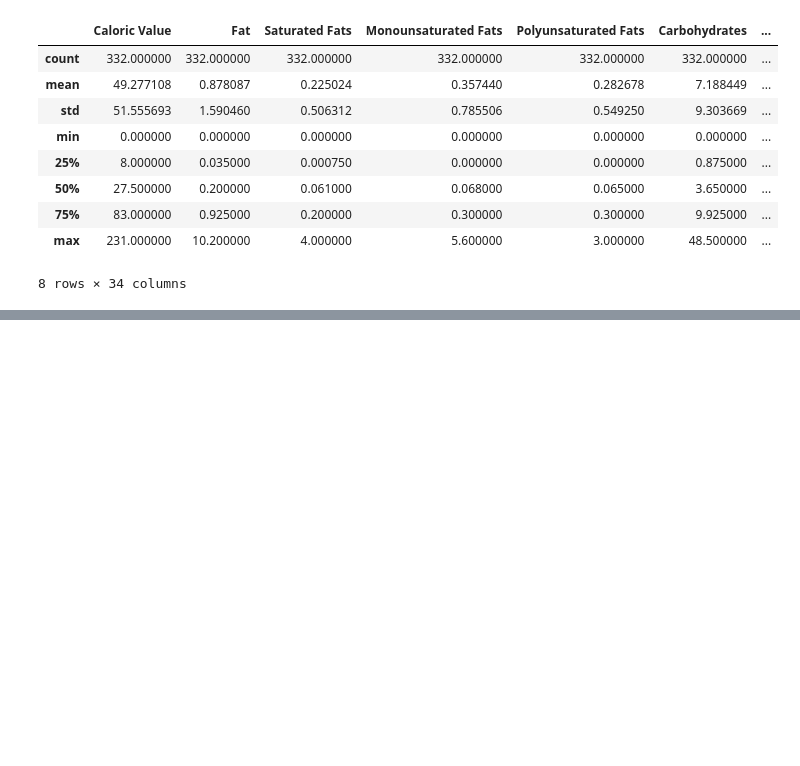
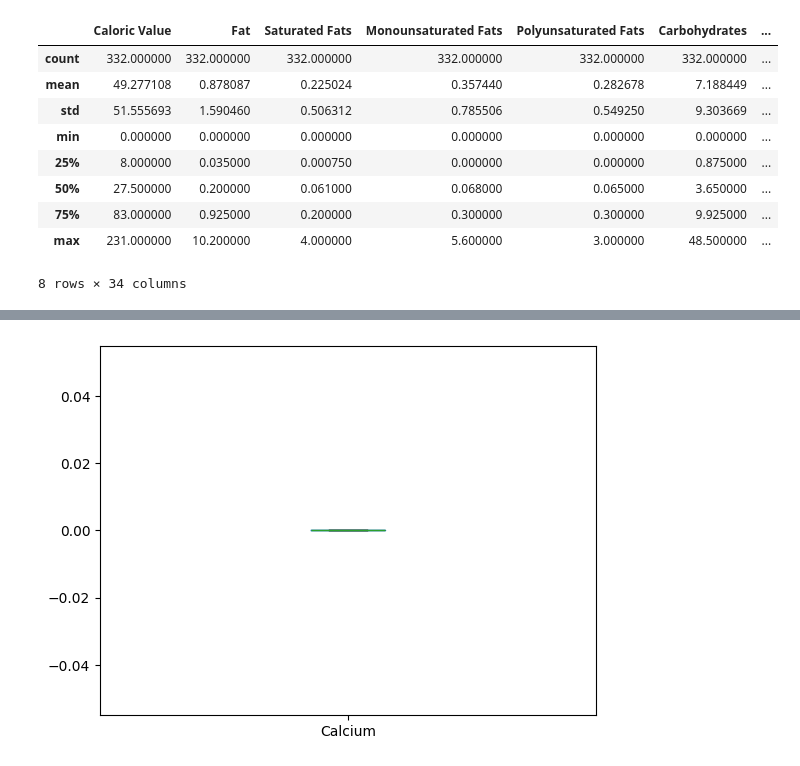
Before and after one commit to Robin-star-lab/Food_Analysis, a Jupyter notebook: FOOD_Analysis.ipynb, the cells around one changed output, grey strips where cells are left out. Cells and saved outputs as stored; diff of their text form; code cells hidden in the pictures; blank space fills up the shorter version.

```diff
--- a/FOOD_Analysis.ipynb
+++ b/FOOD_Analysis.ipynb
@@ -449,0 +757,9 @@ for col in df_cleaned.columns:
+# %%
+def plot_boxplot(df,ft):
+    df.boxplot(column=[ft])
+    plt.grid(False)
+    plt.show()
+
+plot_boxplot(df_no_outliers,'Calcium')
+# %% [output]
+[figure, added]
```
Also changed, not shown: parts of 36 cells of this notebook, 3 other files.
